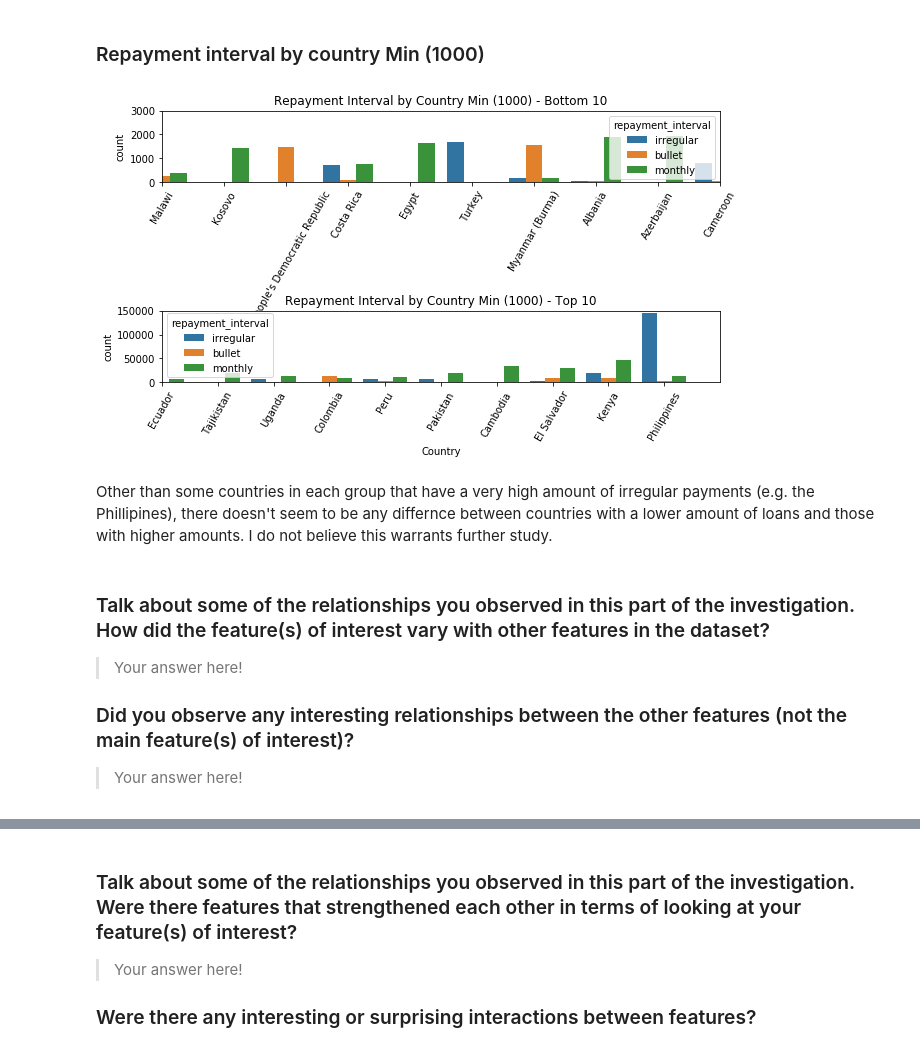
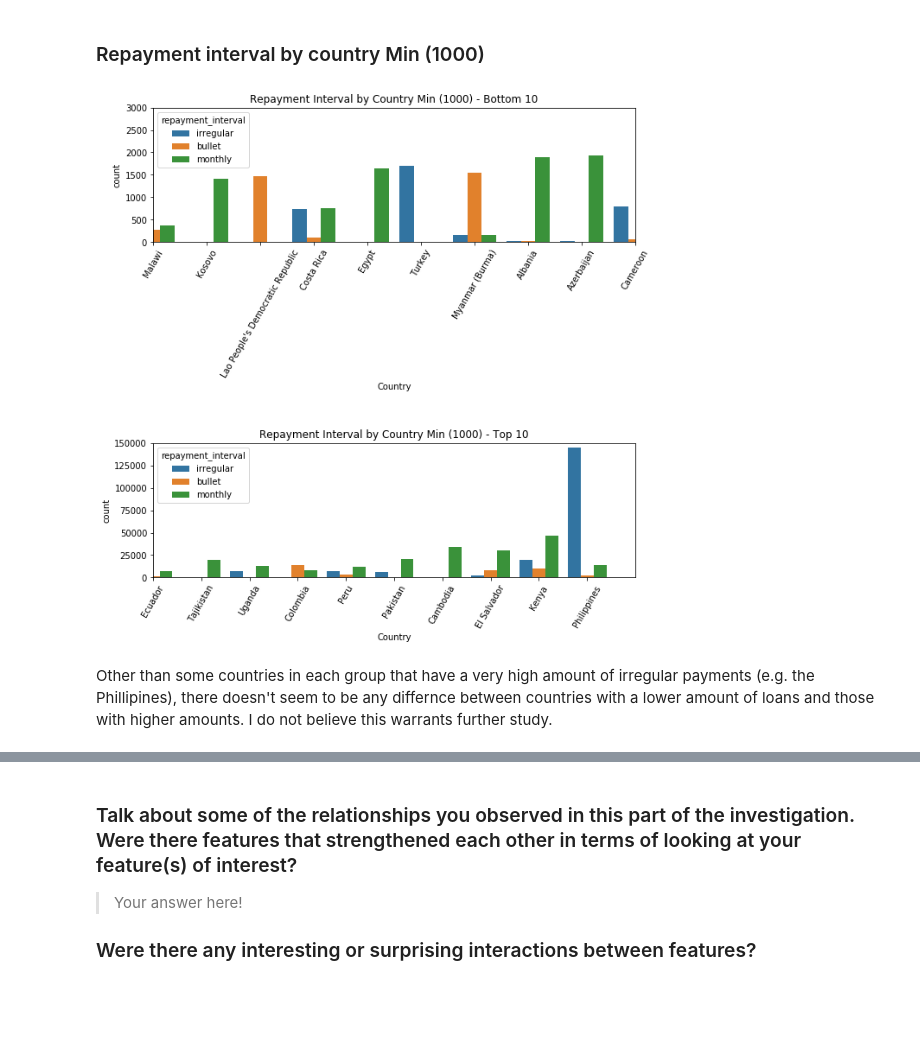
Before and after one commit to ChristopherSJames/kiva_repayment_analysis, a Jupyter notebook: kiva_repayment_analysis.ipynb, the cells around one changed output, grey strips where cells are left out. Saved outputs shown, nothing was run; the diff lists cells and outputs as text; code cells hidden in the pictures; blank space fills up the shorter version.

```diff
--- a/kiva_repayment_analysis.ipynb
+++ b/kiva_repayment_analysis.ipynb
@@ -238,24 +239,16 @@ ylim = [(0, 3000), (0, 150000)]
 zoom = ['Bottom 10', 'Top 10']
 # %%
 # Repayment interval by country Min (1000)
-fig, ax = plt.subplots(nrows = 2, figsize = [10, 5])
-plt.subplots_adjust(hspace = 1.8)
+fig, ax = plt.subplots(nrows = 2, figsize = [10, 10])
+plt.subplots_adjust(hspace = 1.5)
 for i in range(len(xlim)):
     ax[i] = sb.countplot(data = df, x = 'country', hue = 'repayment_interval', order = country_list, ax = ax[i])
     ax[i].set_title('Repayment Interval by Country Min (1000) - {}'.format(zoom[i]))
     ax[i].set_xticklabels(ax[i].get_xticklabels(), rotation=60)
     ax[i].set_xlabel('Country')
     ax[i].set_ylim(ylim[i][0], ylim[i][1])
     ax[i].set_xlim(xlim[i][0], xlim[i][1]);
 # %% [output]
-[figure, old version]
+[figure, new version]
 # %% [markdown]
 Other than some countries in each group that have a very high amount of irregular payments (e.g. the Phillipines), there doesn't seem to be any differnce between countries with a lower amount of loans and those with higher amounts. I do not believe this warrants further study.
-# %% [markdown]
-### Talk about some of the relationships you observed in this part of the investigation. How did the feature(s) of interest vary with other features in the dataset?
-
-> Your answer here!
-
-### Did you observe any interesting relationships between the other features (not the main feature(s) of interest)?
-
-> Your answer here!
```
Also changed, not shown: parts of 9 cells of this notebook.
